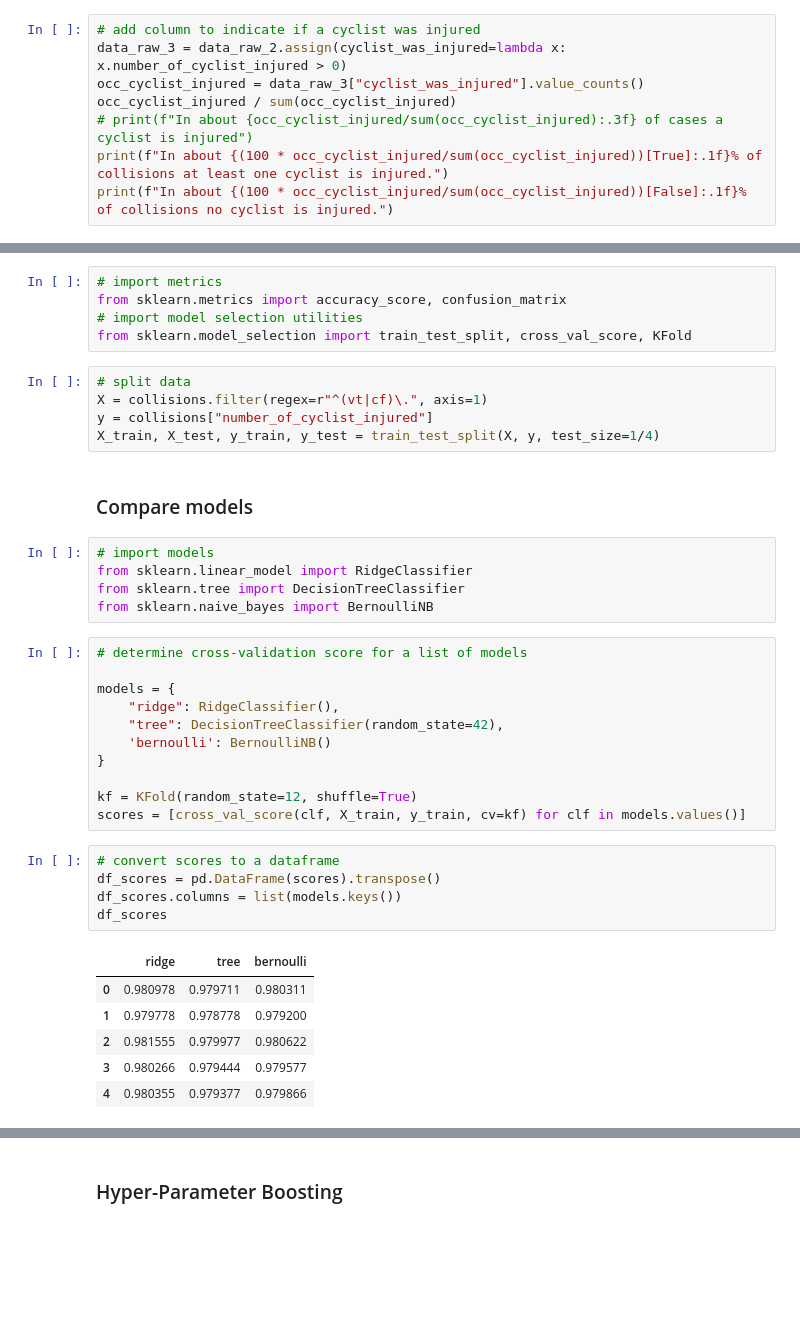
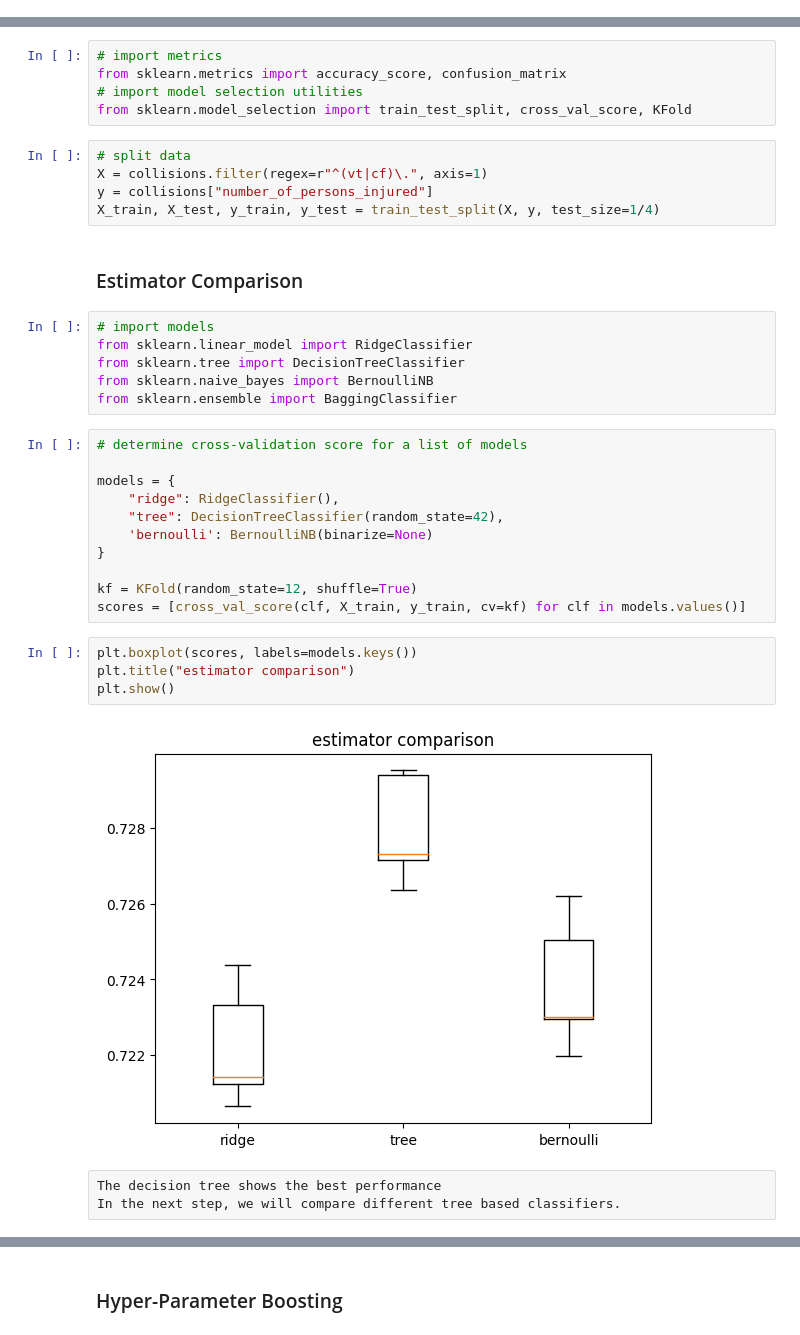
Before and after one commit to schmly/UCDPA_hlaing, a Jupyter notebook: data/ny_motor_vehicle_collisions.ipynb, the cells around one changed output, grey strips where cells are left out. Drawn from its saved outputs; the diff is of its cells as text; blank space fills up the shorter version.

Commit message:
shift focus from cyclists to injured persons add bagging classifier

```diff
--- a/data/ny_motor_vehicle_collisions.ipynb
+++ b/data/ny_motor_vehicle_collisions.ipynb
@@ -160,9 +185 @@ number_of_cyclist_injured
 Name: count, dtype: float64
-# %%
-# add column to indicate if a cyclist was injured
-data_raw_3 = data_raw_2.assign(cyclist_was_injured=lambda x: x.number_of_cyclist_injured > 0)
-occ_cyclist_injured = data_raw_3["cyclist_was_injured"].value_counts()
-occ_cyclist_injured / sum(occ_cyclist_injured)
-# print(f"In about {occ_cyclist_injured/sum(occ_cyclist_injured):.3f} of cases a cyclist is injured")
-print(f"In about {(100 * occ_cyclist_injured/sum(occ_cyclist_injured))[True]:.1f}% of collisions at least one cyclist is injured.")
-print(f"In about {(100 * occ_cyclist_injured/sum(occ_cyclist_injured))[False]:.1f}% of collisions no cyclist is injured.")
@@ -421,35 +439,33 @@ from sklearn.model_selection import train_test_split, cross_val_score, KFold
 # %%
 # split data
 X = collisions.filter(regex=r"^(vt|cf)\.", axis=1)
-y = collisions["number_of_cyclist_injured"]
+y = collisions["number_of_persons_injured"]
 X_train, X_test, y_train, y_test = train_test_split(X, y, test_size=1/4)
-# %% [markdown]
-### Compare models
+# %% [markdown]
+### Estimator Comparison
 # %%
 # import models
 from sklearn.linear_model import RidgeClassifier
 from sklearn.tree import DecisionTreeClassifier
 from sklearn.naive_bayes import BernoulliNB
+from sklearn.ensemble import BaggingClassifier
 # %%
 # determine cross-validation score for a list of models
 
 models = {
     "ridge": RidgeClassifier(),
     "tree": DecisionTreeClassifier(random_state=42),
-    'bernoulli': BernoulliNB()
+    'bernoulli': BernoulliNB(binarize=None)
 }
 
 kf = KFold(random_state=12, shuffle=True)
 scores = [cross_val_score(clf, X_train, y_train, cv=kf) for clf in models.values()]
-# %%
-# convert scores to a dataframe
-df_scores = pd.DataFrame(scores).transpose()
-df_scores.columns = list(models.keys())
-df_scores
-# %% [output]
-|  | ridge | tree | bernoulli |
-| 0 | 0.980978 | 0.979711 | 0.980311 |
-| 1 | 0.979778 | 0.978778 | 0.979200 |
-| 2 | 0.981555 | 0.979977 | 0.980622 |
-| 3 | 0.980266 | 0.979444 | 0.979577 |
-| 4 | 0.980355 | 0.979377 | 0.979866 |
+# %%
+plt.boxplot(scores, labels=models.keys())
+plt.title("estimator comparison")
+plt.show()
+# %% [output]
+[figure, added]
+# %% [raw]
+The decision tree shows the best performance
+In the next step, we will compare different tree based classifiers.
```
Also changed, not shown: parts of 71 cells of this notebook.
